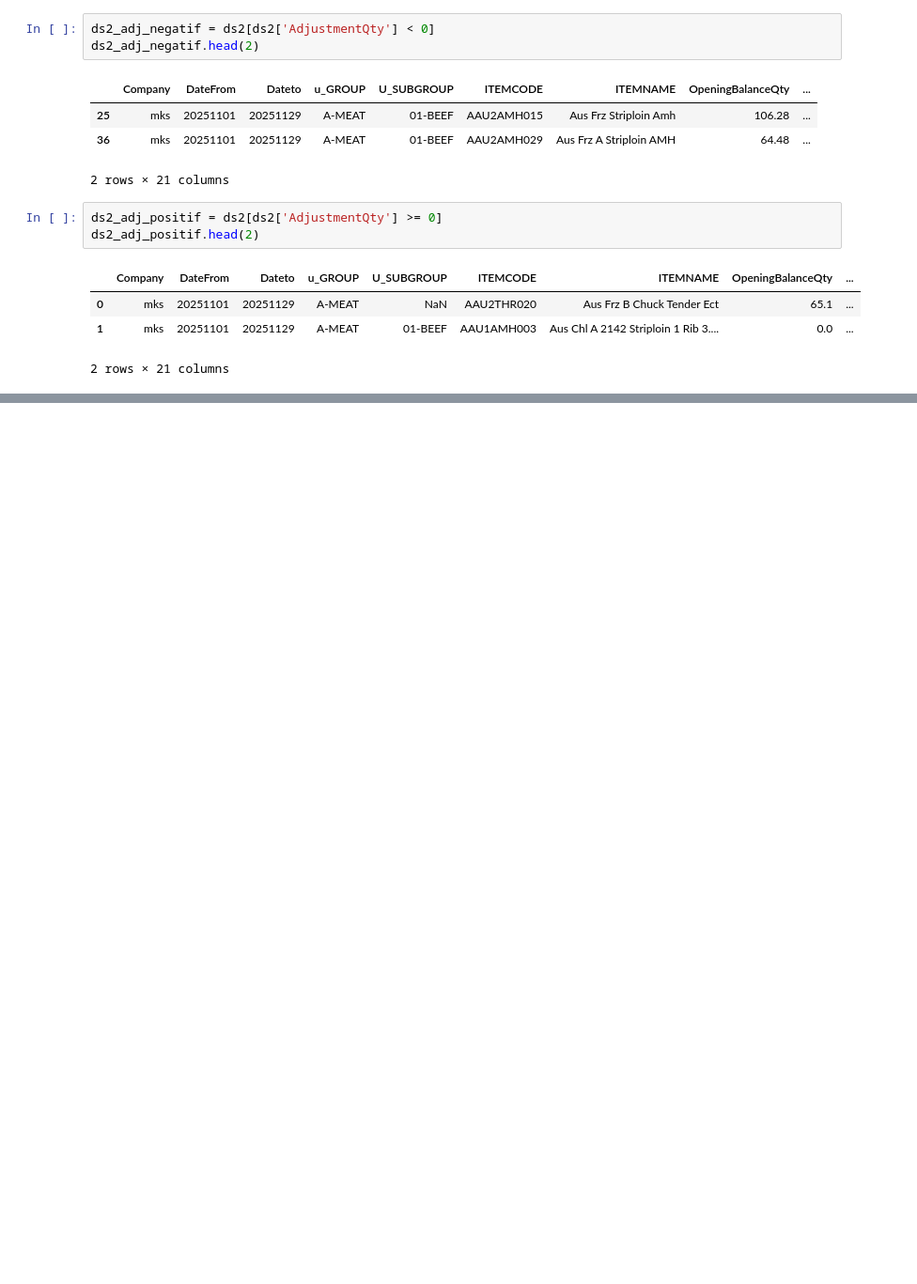
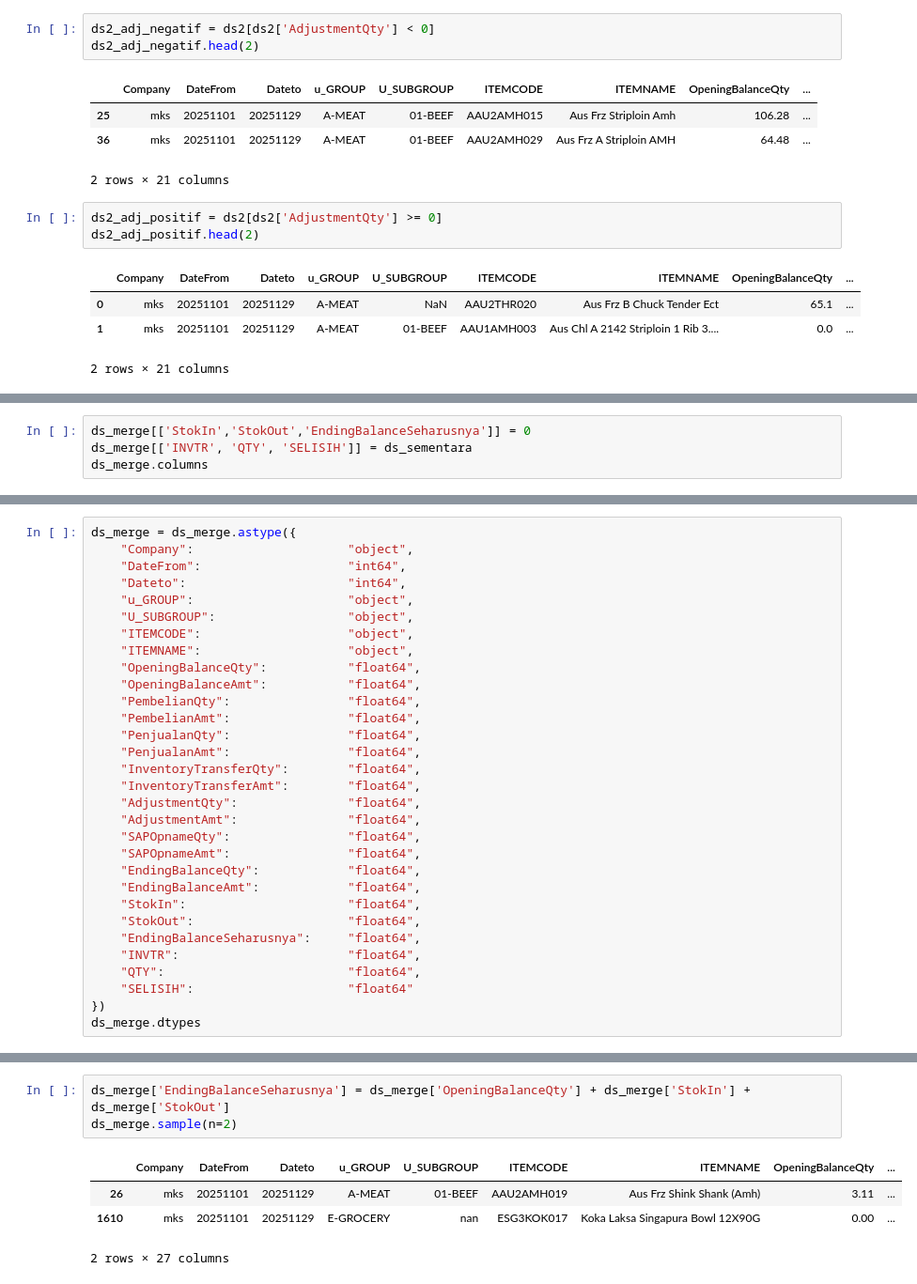
Before and after one commit to rayyanekaputra/automated_st_parser, a Jupyter notebook: parser.ipynb, the cells around one changed output, grey strips where cells are left out. Shown: that part at 94% size. Cells and saved outputs as stored; diff of their text form; blank space fills up the shorter version.

```diff
--- a/parser.ipynb
+++ b/parser.ipynb
@@ -104,0 +167,4 @@ ds3[]
+# %%
+ds_merge[['StokIn','StokOut','EndingBalanceSeharusnya']] = 0
+ds_merge[['INVTR', 'QTY', 'SELISIH']] = ds_sementara
+ds_merge.columns
@@ -104,0 +281,31 @@ ds3[]
+# %%
+ds_merge = ds_merge.astype({
+    "Company":                     "object",
+    "DateFrom":                    "int64",
+    "Dateto":                      "int64",
+    "u_GROUP":                     "object",
+    "U_SUBGROUP":                  "object",
+    "ITEMCODE":                    "object",
+    "ITEMNAME":                    "object",
+    "OpeningBalanceQty":           "float64",
+    "OpeningBalanceAmt":           "float64",
+    "PembelianQty":                "float64",
+    "PembelianAmt":                "float64",
+    "PenjualanQty":                "float64",
+    "PenjualanAmt":                "float64",
+    "InventoryTransferQty":        "float64",
+    "InventoryTransferAmt":        "float64",
+    "AdjustmentQty":               "float64",
+    "AdjustmentAmt":               "float64",
+    "SAPOpnameQty":                "float64",
+    "SAPOpnameAmt":                "float64",
+    "EndingBalanceQty":            "float64",
+    "EndingBalanceAmt":            "float64",
+    "StokIn":                      "float64",
+    "StokOut":                     "float64",
+    "EndingBalanceSeharusnya":     "float64",
+    "INVTR":                       "float64",
+    "QTY":                         "float64",
+    "SELISIH":                     "float64"
+})
+ds_merge.dtypes
@@ -104,0 +330,8 @@ ds3[]
+# %%
+ds_merge['EndingBalanceSeharusnya'] = ds_merge['OpeningBalanceQty'] + ds_merge['StokIn'] + ds_merge['StokOut']
+ds_merge.sample(n=2)
+# %% [output]
+|  | Company | DateFrom | Dateto | u_GROUP | U_SUBGROUP | ITEMCODE | ITEMNAME | OpeningBalanceQty | ... |
+| 26 | mks | 20251101 | 20251129 | A-MEAT | 01-BEEF | AAU2AMH019 | Aus Frz Shink Shank (Amh) | 3.11 | ... |
+| 1610 | mks | 20251101 | 20251129 | E-GROCERY | nan | ESG3KOK017 | Koka Laksa Singapura Bowl 12X90G | 0.00 | ... |
+2 rows × 27 columns
```
Also changed, not shown: parts of 30 cells of this notebook, 2 other files.
